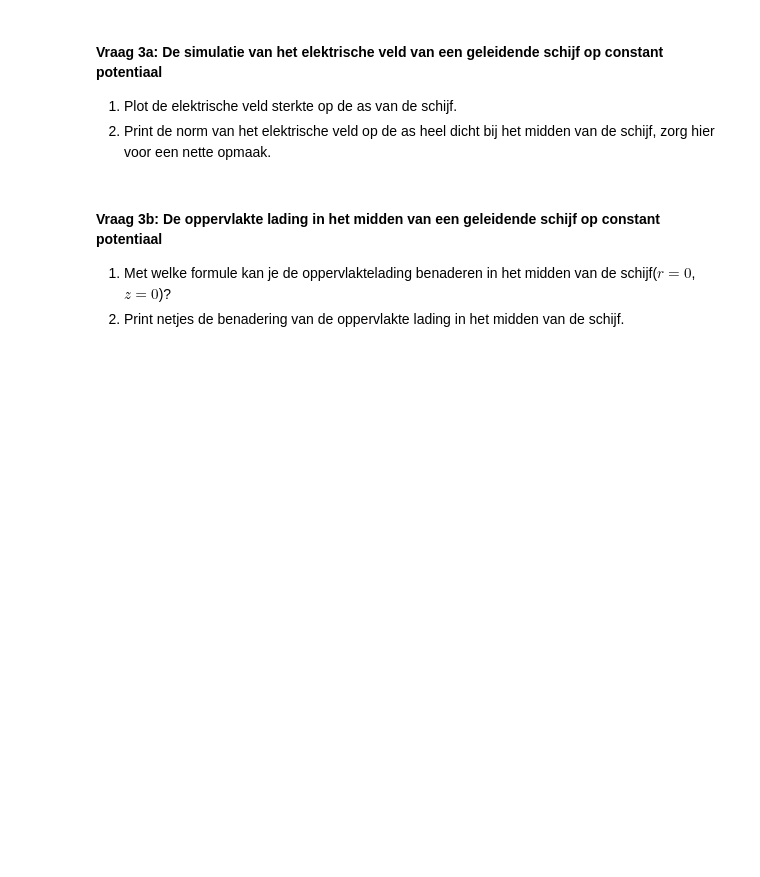
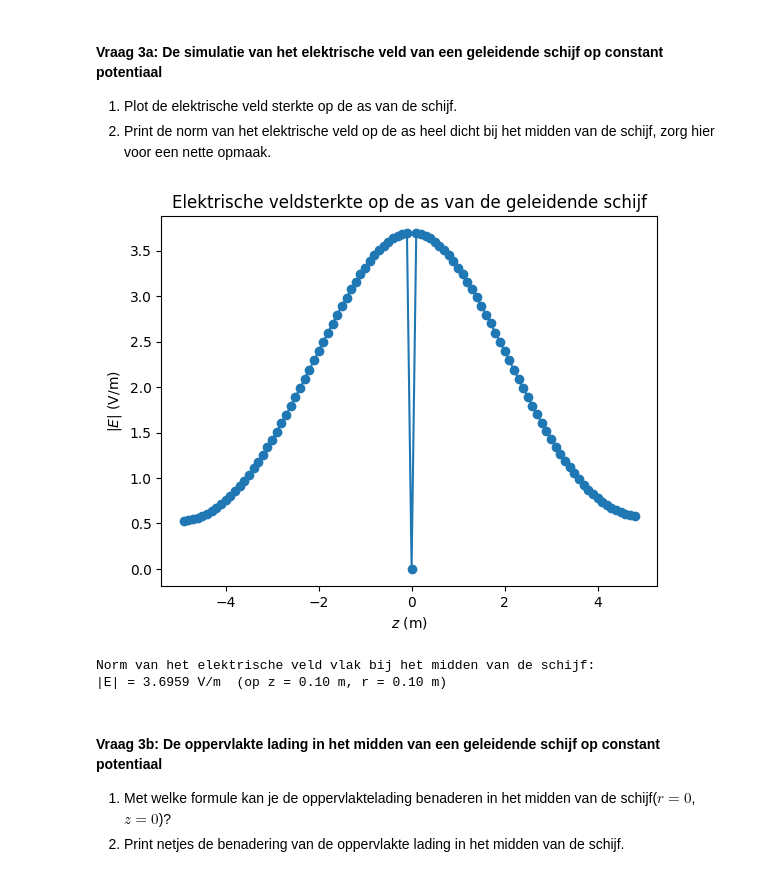
Before and after one commit to wobsen/opdrachten-DEF-D, a Jupyter notebook: DigitaleOntwerpopdrachten/1CondensatorOpdracht/CondensatorOntwerpopdracht.ipynb, the cells around one changed output. Saved outputs shown, nothing was run; the diff lists cells and outputs as text; code cells hidden in the pictures; blank space fills up the shorter version.

```diff
--- a/DigitaleOntwerpopdrachten/1CondensatorOpdracht/CondensatorOntwerpopdracht.ipynb
+++ b/DigitaleOntwerpopdrachten/1CondensatorOpdracht/CondensatorOntwerpopdracht.ipynb
@@ -386,9 +386,24 @@ plot_results_disk(Ez, Er, normE, V, r, z, grid_step, disk_radius, z_pos_disk1, z
 1. Plot de elektrische veld sterkte op de as van de schijf.
 2. Print de norm van het elektrische veld op de as heel dicht bij het midden van de schijf, zorg hier voor een nette opmaak.
 # %%
-###
-###Jouw code hier###
-###
+# 1. elektrische veldsterkte plotten
+
+plt.figure()
+plt.plot(z_for_E, normE[:, idx_r_zero], "o-", label="numeriek veld op z=0 m")
+plt.xlabel(r'$z$ (m)')
+plt.ylabel(r'$|E|$ (V/m)')
+plt.title('Elektrische veldsterkte op de as van de geleidende schijf')
+plt.show()
+
+# 2. Print de norm van het elektrische veld dicht bij het midden van de schijf
+E_near_center = normE[idx_z_zero, idx_r_zero]
+
+print(f"Norm van het elektrische veld vlak bij het midden van de schijf:")
+print(f"|E| = {E_near_center:.4f} V/m  (op z = {z_for_E[idx_z_zero]:.2f} m, r = {r_for_E[idx_r_zero]:.2f} m)")
+# %% [output]
+[figure, added]
+Norm van het elektrische veld vlak bij het midden van de schijf:
+|E| = 3.6959 V/m  (op z = 0.10 m, r = 0.10 m)
 # %% [markdown]
 #### Vraag 3b: De oppervlakte lading in het midden van een geleidende schijf op constant potentiaal
 
```
Also changed, not shown: parts of 11 cells of this notebook.
